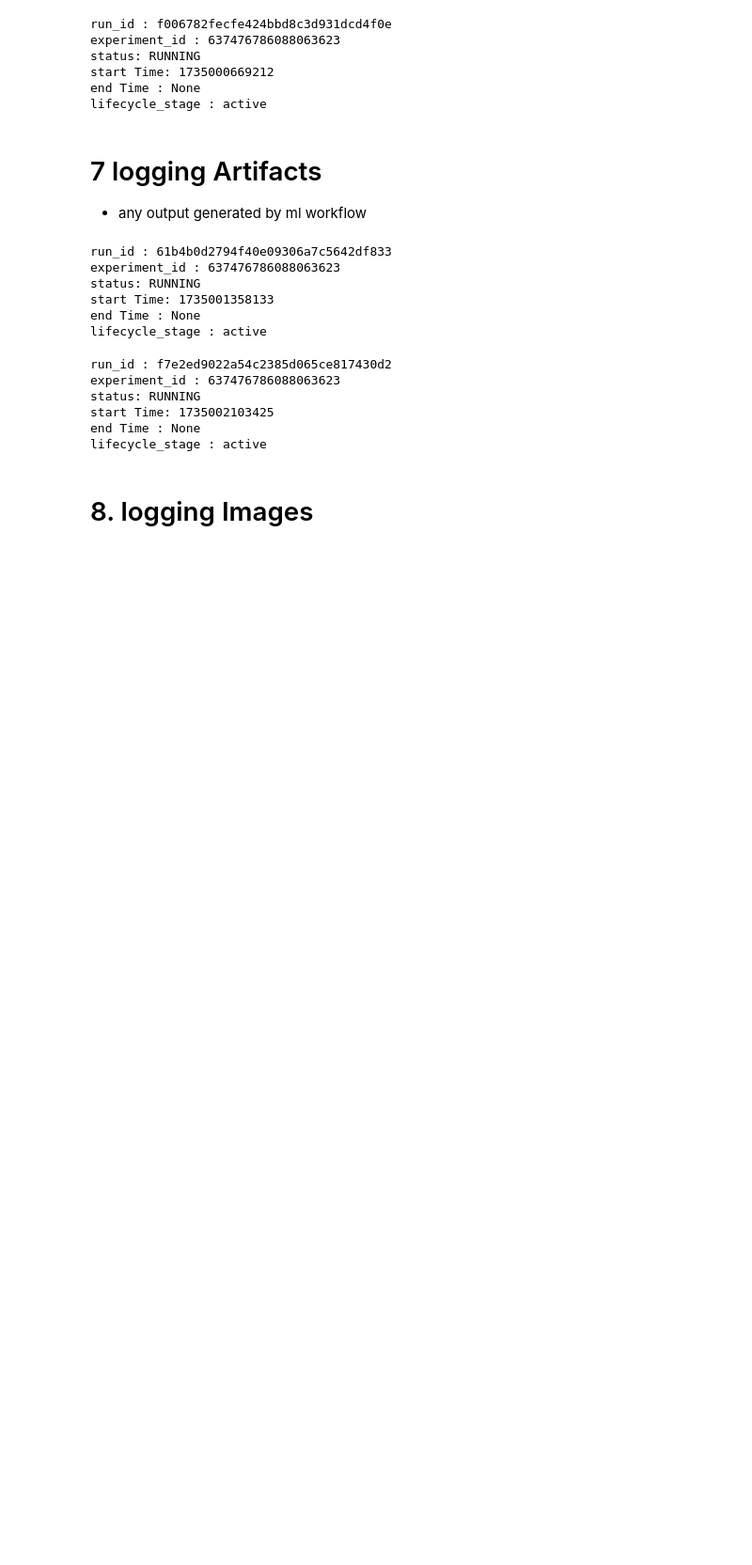
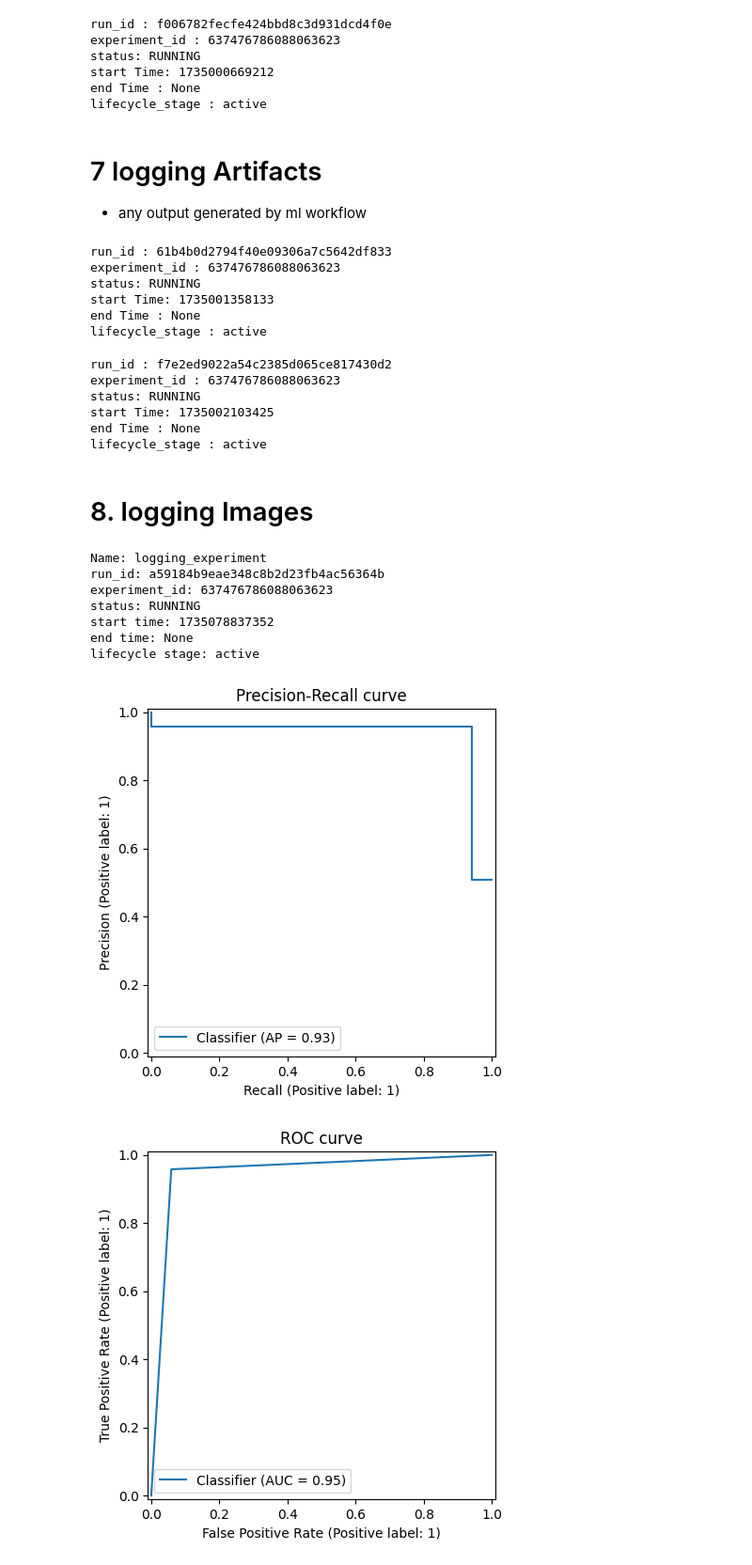
Before and after one commit to Immortal-Pi/Learn_MLOPs, a Jupyter notebook: MLflow/step-by-step/functionalities.ipynb, the cells around one changed output. Shown at 94% size. Saved outputs shown, nothing was run; the diff lists cells and outputs as text; code cells hidden in the pictures; blank space fills up the shorter version.

Commit message:
mlflow project

```diff
--- a/MLflow/step-by-step/functionalities.ipynb
+++ b/MLflow/step-by-step/functionalities.ipynb
@@ -220,7 +220,7 @@ lifecycle_stage : active
 # second method
 experiment=get_mlflow_experiment(experiment_name='logging_experiment')
 
-with mlflow.start_run(run_name='logging_artifact',experiment_id=experiment.experiment_id) as run:
+with mlflow.start_run(run_name='logging_artifact dir',experiment_id=experiment.experiment_id) as run:
 
     with open('./okay/helloWorld.txt','w') as file:
         file.write('Helloworld !!')
@@ -243,3 +243,67 @@ end Time : None
 lifecycle_stage : active
 # %% [markdown]
 # 8. logging Images
+# %%
+import mlflow
+from mlflow_utils import get_mlflow_experiment,create_dataset
+from sklearn.datasets import make_classification
+from sklearn.model_selection import train_test_split
+from sklearn.ensemble import RandomForestClassifier
+from sklearn.metrics import PrecisionRecallDisplay
+from sklearn.metrics import RocCurveDisplay
+from sklearn.metrics import ConfusionMatrixDisplay
+import matplotlib.pyplot as plt
+
+experiment=get_mlflow_experiment(experiment_name='logging_experiment')
+print(f'Name: {experiment.name}')
+
+with mlflow.start_run(run_name='logging_images',experiment_id=experiment.experiment_id) as run:
+
+        x,y=make_classification(n_samples=10000,n_features=50,n_informative=10,class_sep=1.0,random_state=22)
+        xtrain,xtest,ytrain,ytest=train_test_split(x,y,test_size=0.2,random_state=43)
+
+        rfc=RandomForestClassifier(n_estimators=100,random_state=42)
+        rfc.fit(xtrain,ytrain)
+
+        y_pred=rfc.predict(xtest)
+
+
+        # log the precision-recall curve
+        fig_pr=plt.figure()
+        roc_display=PrecisionRecallDisplay.from_predictions(ytest,y_pred,ax=plt.gca())
+        plt.title('Precision-Recall curve')
+        plt.legend()
+        mlflow.log_figure(fig_pr,'metrics/precision_recall_curve.png')
+
+        # log the ROC curve
+        fig_roc=plt.figure()
+        roc_display=RocCurveDisplay.from_predictions(y_pred,ytest,ax=plt.gca())
+        plt.title('ROC curve')
+        plt.legend()
+        mlflow.log_figure(fig_roc,'metrics/roc_curve.png')
+
+        # log the confusion matrix
+        fig_cm=plt.figure()
+        cm_display=ConfusionMatrixDisplay.from_predictions(y_pred,ytest,ax=plt.gca())
+        plt.title('Confusion Matrix')
+        plt.legend()
+        mlflow.log_figure(fig_cm,'metrics/confusion_matrix.png')
+
+
+        #Print info about the run
+        print(f'run_id: {run.info.run_id}')
+        print(f'experiment_id: {run.info.experiment_id}')
+        print(f'status: {run.info.status}')
+        print(f'start time: {run.info.start_time}')
+        print(f'end time: {run.info.end_time}')
+        print(f'lifecycle stage: {run.info.lifecycle_stage}')
+# %% [output]
+Name: logging_experiment
+run_id: a59184b9eae348c8b2d23fb4ac56364b
+experiment_id: 637476786088063623
+status: RUNNING
+start time: 1735078837352
+end time: None
+lifecycle stage: active
+[figure, added]
+[figure, added]
```
Also changed, not shown: parts of 25 cells of this notebook, 26 other files.
